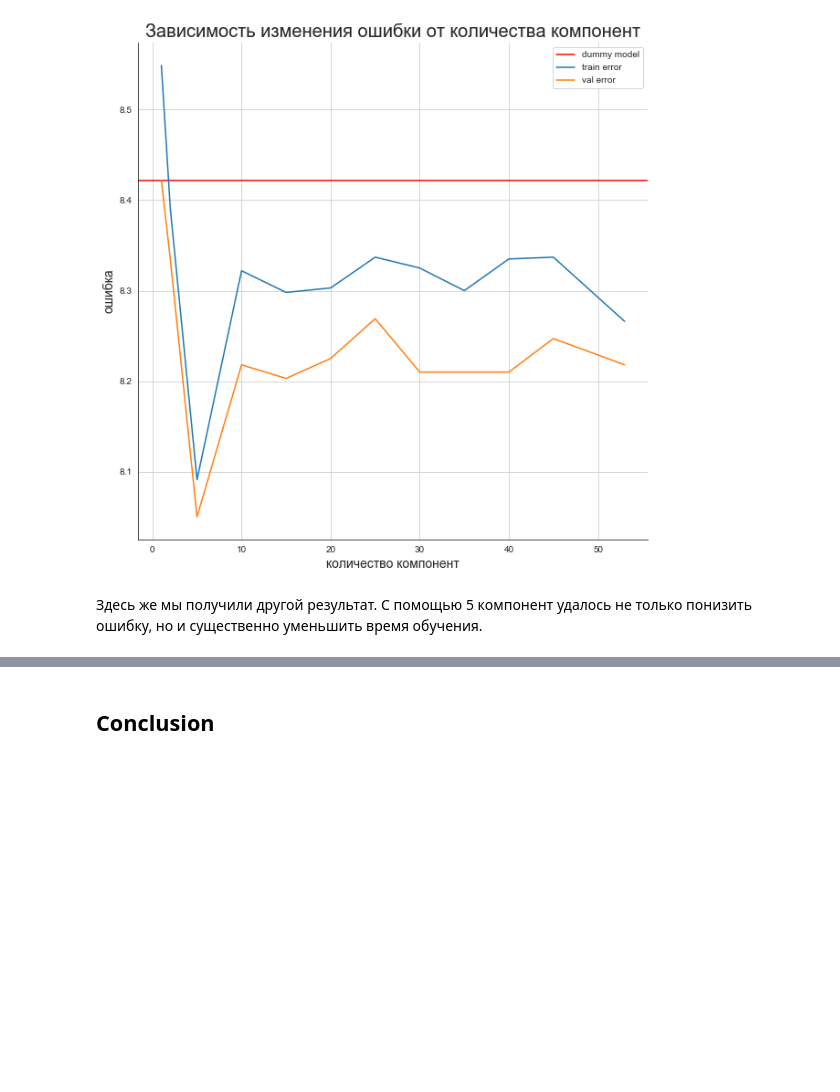
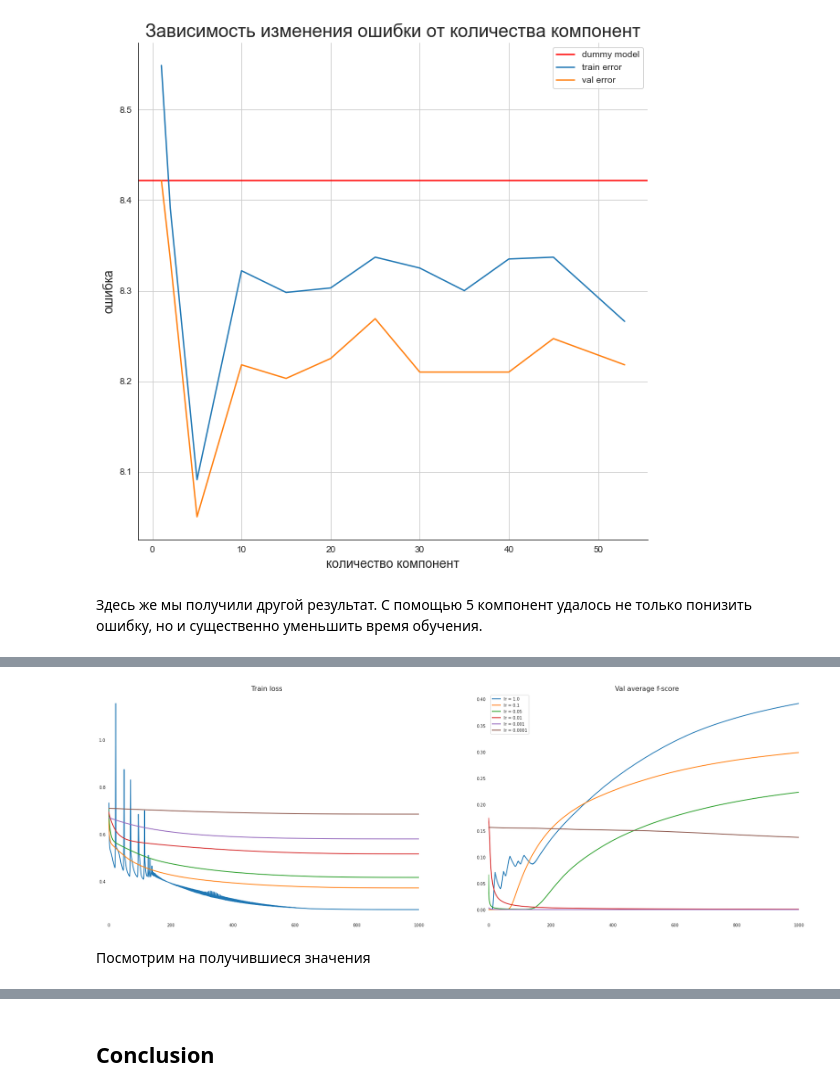
Before and after one commit to kirillProkofiev/ML_homework, a Jupyter notebook: HR_analysis.ipynb, the cells around one changed output, grey strips where cells are left out. Drawn from its saved outputs; the diff is of its cells as text; code cells hidden in the pictures; blank space fills up the shorter version.

```diff
--- a/HR_analysis.ipynb
+++ b/HR_analysis.ipynb
@@ -847,0 +1030,22 @@ plt.legend();
+# %%
+fig,ax = plt.subplots(1, 2, figsize = (30,10))
+for i in range(2):
+    ax[i].spines["right"].set_visible(False)
+    ax[i].spines["left"].set_visible(False)
+    ax[i].spines["top"].set_visible(False)
+    ax[i].spines["bottom"].set_visible(False)
+    ax[i].set_xlim(0, 1020)
+
+for alpha in alpha_list:
+    # при alpha = 10 модель не обучалась и значения лосса были None
+    if alpha != 10:
+        ax[0].plot(range(1000), loss_accum_train[alpha], linewidth=2, label = "lr = " + str(alpha))
+        ax[0].set_title("Train loss", fontsize=16)
+        ax[1].plot(range(1000), accuracy_accum_val[alpha], linewidth=2, label = "lr = " + str(alpha))
+        ax[1].set_title("Val average f-score", fontsize=16)
+
+plt.legend(loc='best');
+# %% [output]
+[figure, added]
+# %% [markdown]
+Посмотрим на получившиеся значения
```
Also changed, not shown: parts of 30 cells of this notebook.
